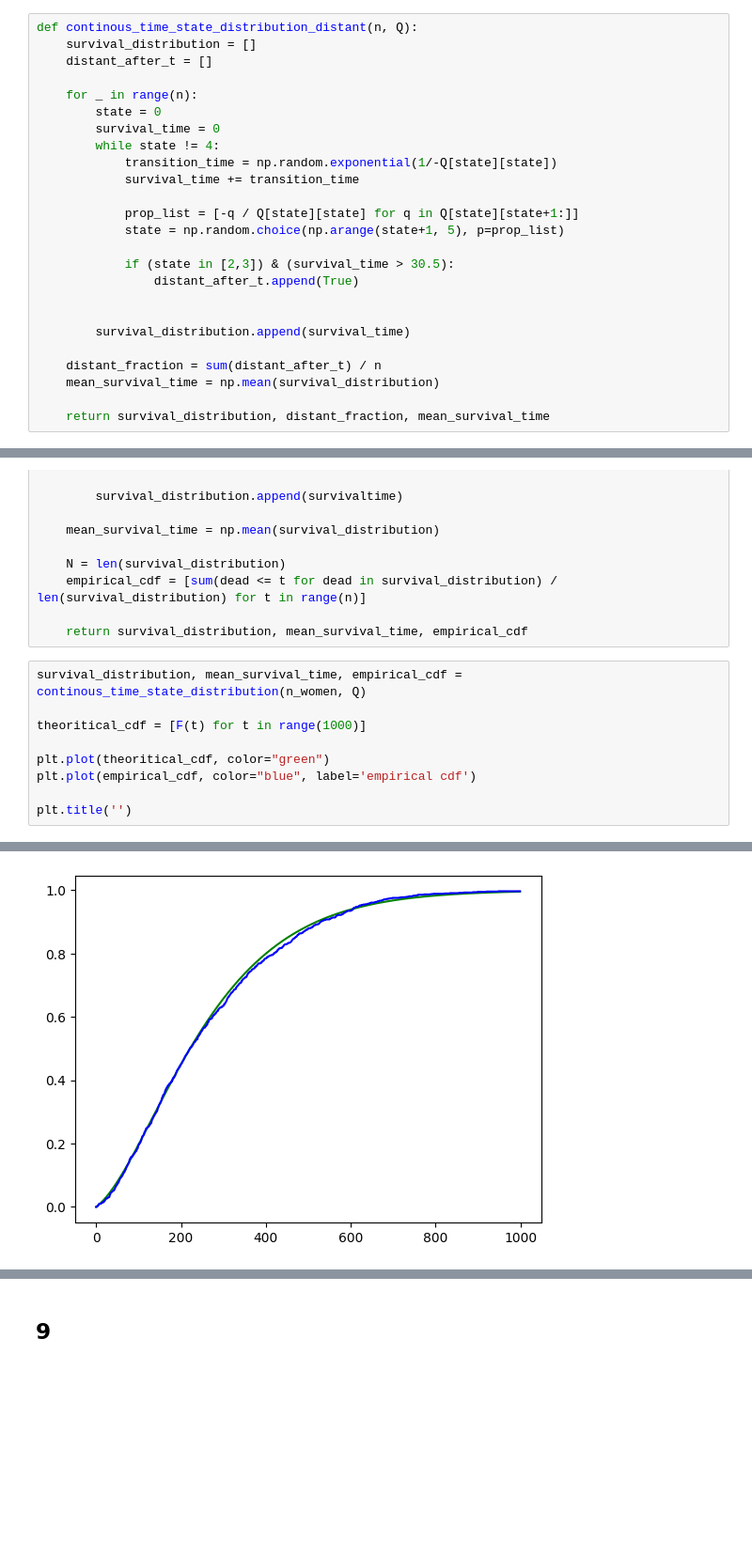
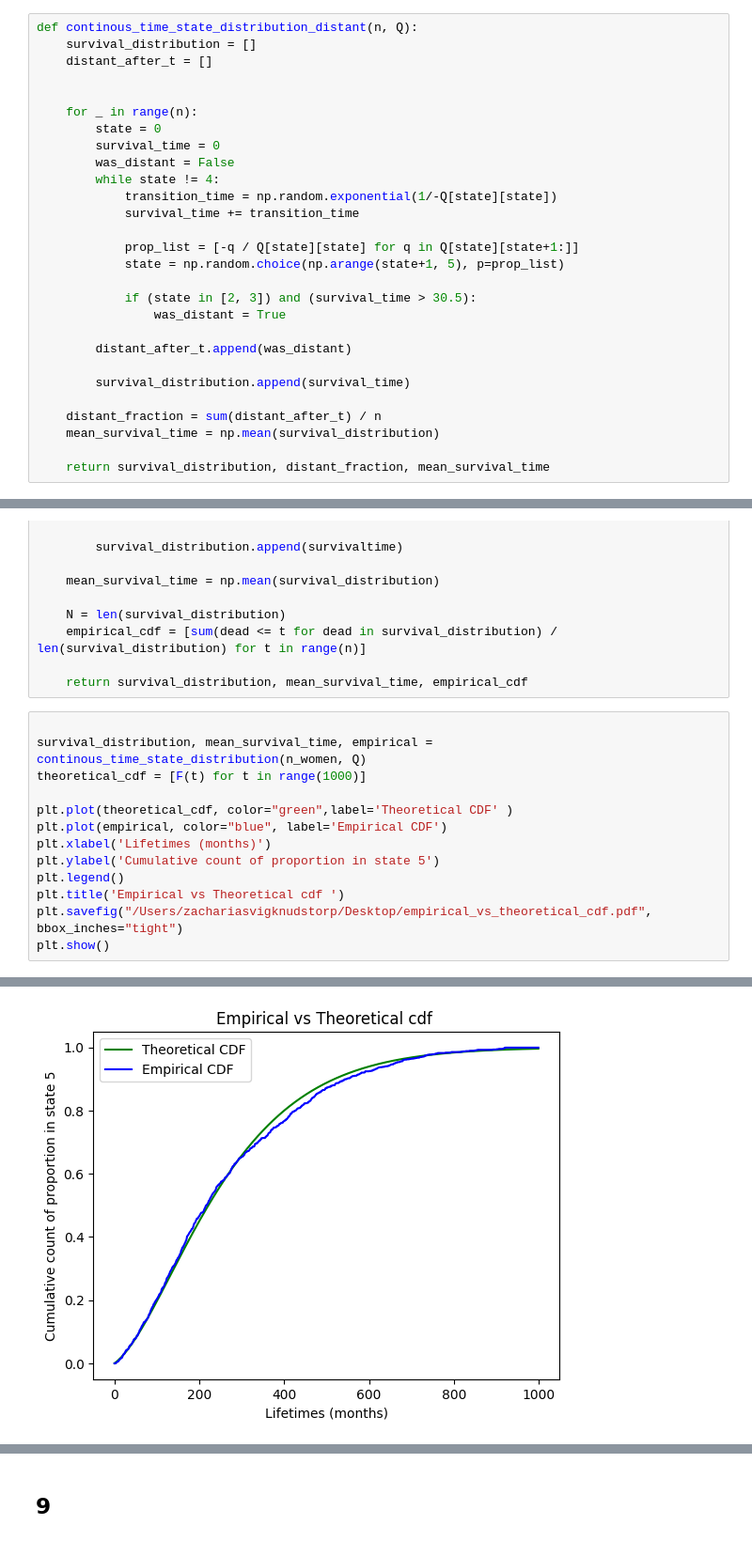
Before and after one commit to kridk999/stochastic_project1, a Jupyter notebook: src/prjt1/projekt_part2.ipynb, the cells around one changed output, grey strips where cells are left out. Shown at 94% size. Drawn from its saved outputs; the diff is of its cells as text; blank space fills up the shorter version.

```diff
--- a/src/prjt1/projekt_part2.ipynb
+++ b/src/prjt1/projekt_part2.ipynb
@@ -72,9 +106,11 @@ def continous_time_state_distribution_distant(n, Q):
     survival_distribution = []
     distant_after_t = []
 
+
     for _ in range(n):
         state = 0
         survival_time = 0
+        was_distant = False
         while state != 4:
             transition_time = np.random.exponential(1/-Q[state][state])
             survival_time += transition_time
@@ -82,9 +118,10 @@ def continous_time_state_distribution_distant(n, Q):
             prop_list = [-q / Q[state][state] for q in Q[state][state+1:]]
             state = np.random.choice(np.arange(state+1, 5), p=prop_list)
 
-            if (state in [2,3]) & (survival_time > 30.5):
-                distant_after_t.append(True)
+            if (state in [2, 3]) and (survival_time > 30.5):
+                was_distant = True
 
+        distant_after_t.append(was_distant)
 
         survival_distribution.append(survival_time)
 
@@ -132,12 +188,16 @@ def continous_time_state_distribution(n, Q):
 
     return survival_distribution, mean_survival_time, empirical_cdf
 # %%
-survival_distribution, mean_survival_time, empirical_cdf = continous_time_state_distribution(n_women, Q)
 
-theoritical_cdf = [F(t) for t in range(1000)]
+survival_distribution, mean_survival_time, empirical = continous_time_state_distribution(n_women, Q)
+theoretical_cdf = [F(t) for t in range(1000)]
 
-plt.plot(theoritical_cdf, color="green")
-plt.plot(empirical_cdf, color="blue", label='empirical cdf')
-
-plt.title('')
+plt.plot(theoretical_cdf, color="green",label='Theoretical CDF' )
+plt.plot(empirical, color="blue", label='Empirical CDF')
+plt.xlabel('Lifetimes (months)')
+plt.ylabel('Cumulative count of proportion in state 5')
+plt.legend()
+plt.title('Empirical vs Theoretical cdf ')
+plt.savefig("/Users/zachariasvigknudstorp/Desktop/empirical_vs_theoretical_cdf.pdf", bbox_inches="tight")
+plt.show()
 # %% [output]
@@ -145,2 +204,2 @@ Text(0.5, 1.0, '')
-[figure, old version]
+[figure, new version]
 # %%
```
Also changed, not shown: parts of 26 cells of this notebook.
